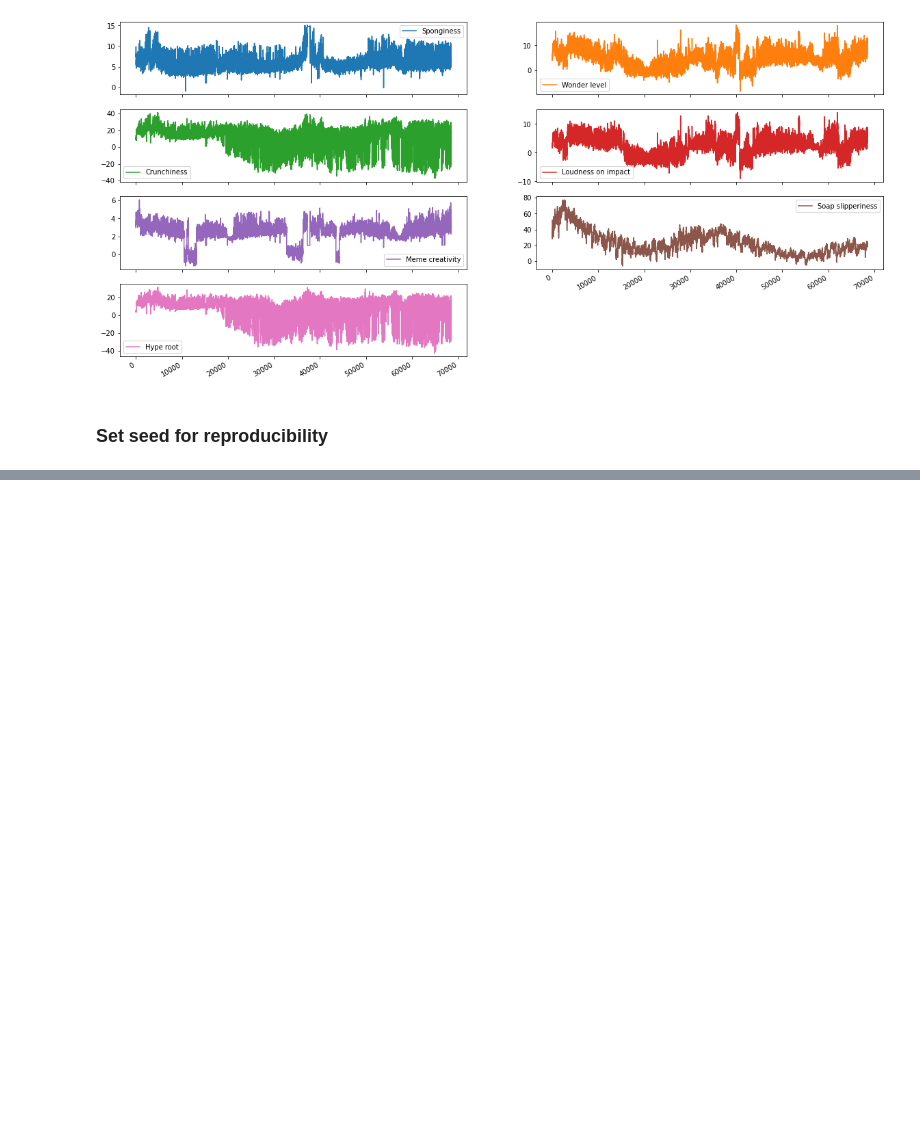
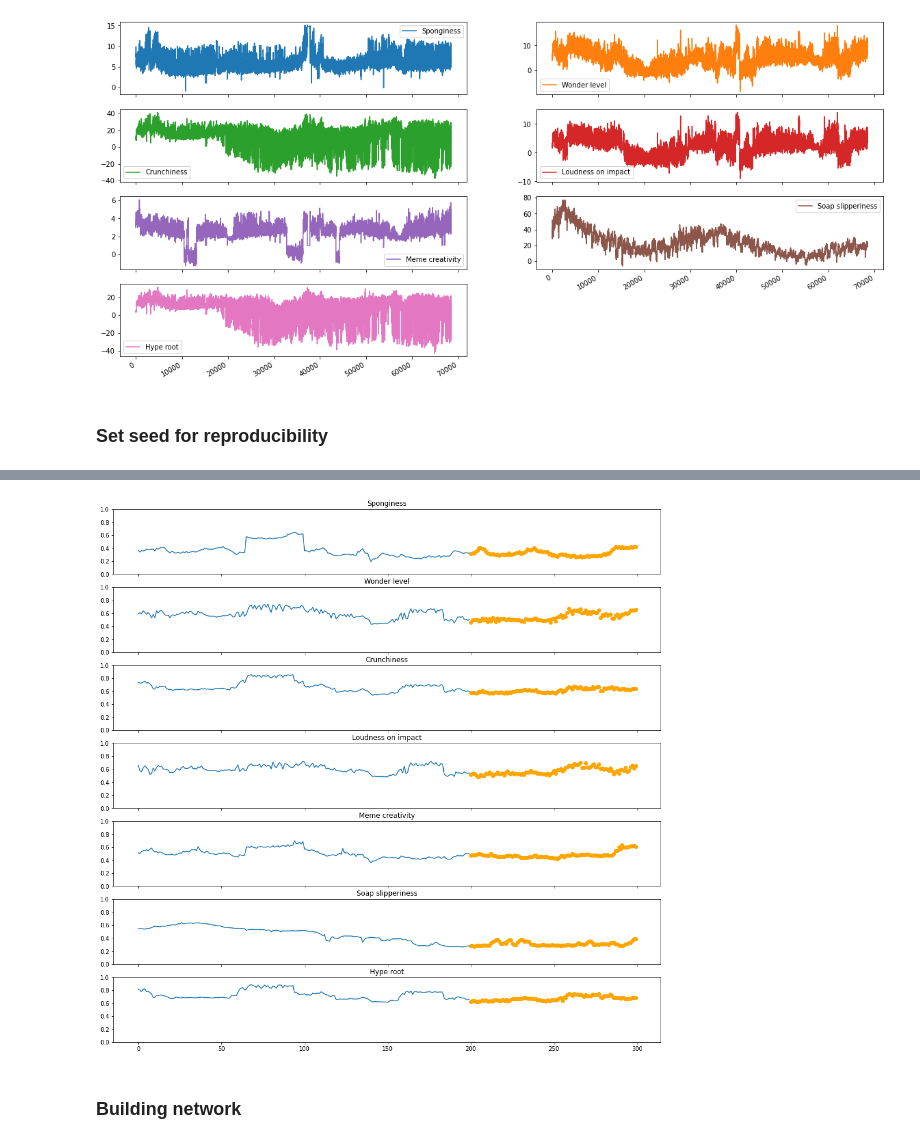
Before and after one commit to giuliovv/ANNDL_competitions, a Jupyter notebook: 2_RNN/toma_model.ipynb, the cells around one changed output, grey strips where cells are left out. Cells and saved outputs as stored; diff of their text form; code cells hidden in the pictures; blank space fills up the shorter version.

```diff
--- a/2_RNN/toma_model.ipynb
+++ b/2_RNN/toma_model.ipynb
@@ -99,0 +110,3 @@ plt.show()
+# %%
+window = 200
+stride = 10
@@ -99,0 +146,3 @@ plt.show()
+# %%
+target_labels = data.columns
+telescope = 100
@@ -99,0 +155,16 @@ plt.show()
+# %%
+def inspect_multivariate(X, y, columns, telescope, idx=None):
+    if(idx==None):
+        idx=np.random.randint(0,len(X))
+
+    figs, axs = plt.subplots(len(columns), 1, sharex=True, figsize=(17,17))
+    for i, col in enumerate(columns):
+        axs[i].plot(np.arange(len(X[0,:,i])), X[idx,:,i])
+        axs[i].scatter(np.arange(len(X[0,:,i]), len(X_train[0,:,i])+telescope), y[idx,:,i], color='orange')
+        axs[i].set_title(col)
+        axs[i].set_ylim(0,1)
+    plt.show()
+# %%
+inspect_multivariate(X_train, y_train, target_labels, telescope)
+# %% [output]
+[figure, added]
@@ -99,0 +176,2 @@ plt.show()
+# %% [markdown]
+### Building network
```
Also changed, not shown: parts of 12 cells of this notebook.
